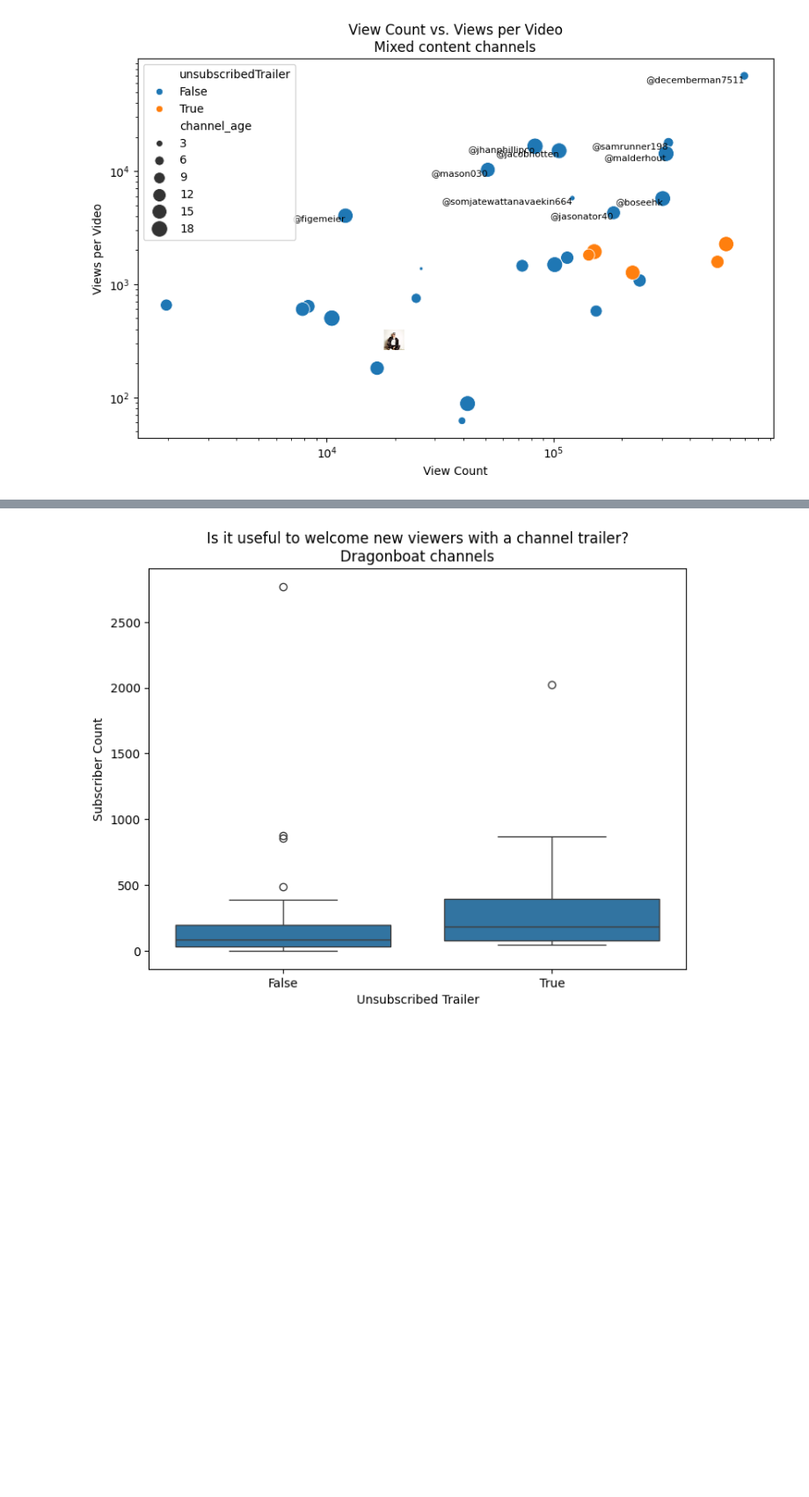
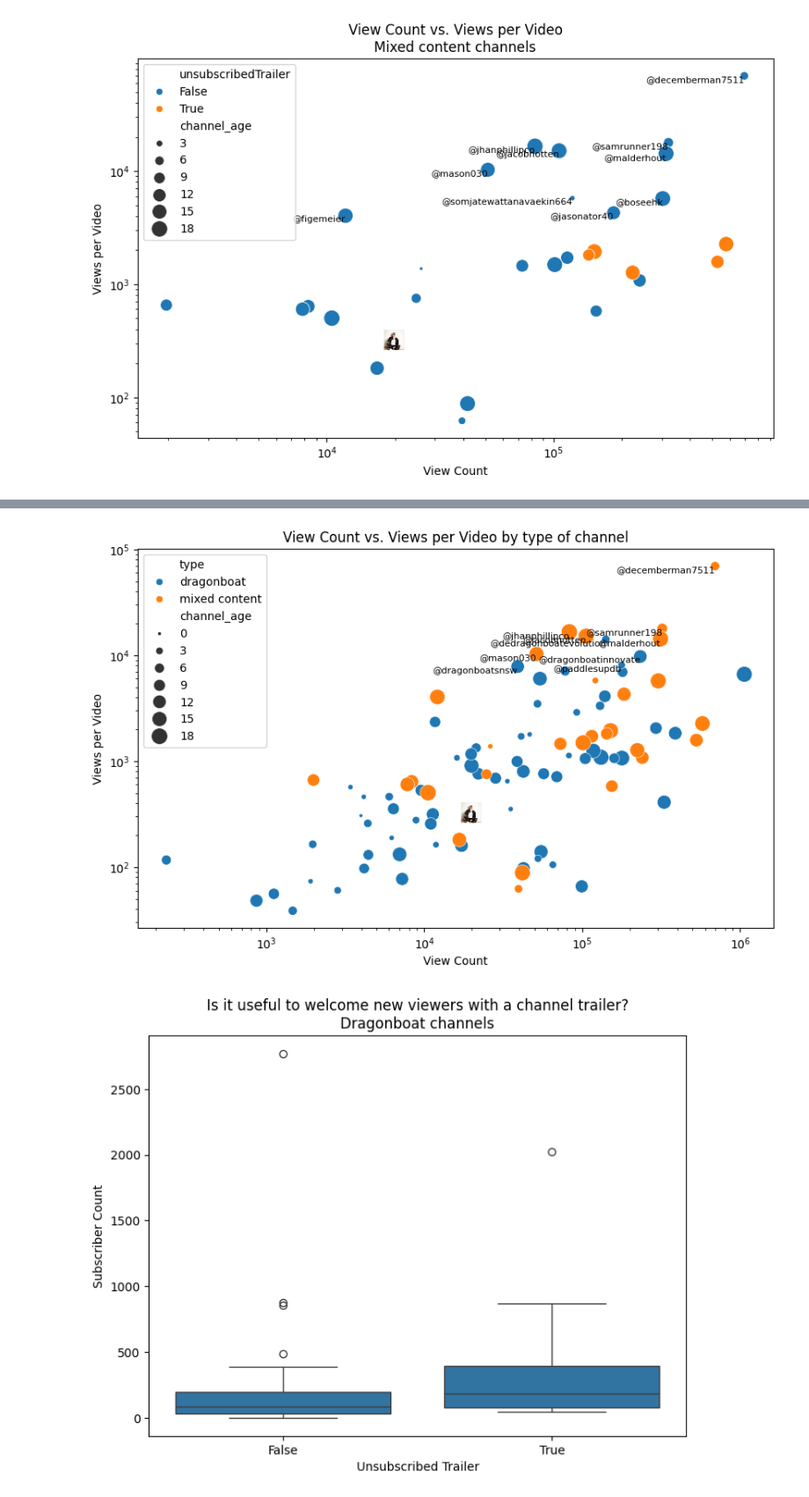
Before and after one commit to alex-m-ffm/Youtube_Analysis, a Jupyter notebook: youtube_analysis.ipynb, the cells around one changed output, grey strips where cells are left out. Shown at 88% size. Saved outputs shown, nothing was run; the diff lists cells and outputs as text; code cells hidden in the pictures; blank space fills up the shorter version.

```diff
--- a/youtube_analysis.ipynb
+++ b/youtube_analysis.ipynb
@@ -324,3 +355,8 @@ plt.legend()
 plt.show()
 # %% [output]
 [figure]
+# %%
+dragonboat_df['type'] = 'dragonboat'
+mixed_df['type'] = 'mixed content'
+
+combined_df = pd.concat([dragonboat_df, mixed_df], axis=0, ignore_index=True)
@@ -327,3 +373,41 @@ plt.show()
+# %%
+# visualise views and views per video as scatterplot for mixed content channels
+
+# Calculate 'views_per_video' for your own channel
+your_channel_view_count = 19760  # Example view count for your channel
+your_channel_video_count = 61     # Example video count for your channel
+your_channel_views_per_video = your_channel_view_count / your_channel_video_count
+
+# Load the logo image
+logo_img = Image.open('channels4_profile.jpg')  # Replace 'logo.png' with the filename of your logo image
+
+
+# Create scatterplot
+plt.figure(figsize=(10, 6))
+sns.scatterplot(data=combined_df, x='viewCount', y='views_per_video', hue='type', size='channel_age', sizes=(10, 200))
+
+# Add your own channel data point with logo as marker
+ab = AnnotationBbox(OffsetImage(logo_img, zoom=0.1), (your_channel_view_count, your_channel_views_per_video), frameon=False)
+plt.gca().add_artist(ab)
+
+plt.xscale('log')
+plt.yscale('log')
+
+# Set labels and title
+plt.xlabel('View Count')
+plt.ylabel('Views per Video')
+plt.title('View Count vs. Views per Video by type of channel')
+
+# Annotate top 10 performers in terms of 'views_per_video'
+top_performers = combined_df.nlargest(10, 'views_per_video')
+for index, row in top_performers.iterrows():
+    plt.text(row['viewCount'], row['views_per_video'], row['handle'], fontsize=8, ha='right', va='top')
+
+# Show plot
+plt.legend()
+plt.show()
+# %% [output]
+[figure, added]
 # %%
 # Create boxplot
 plt.figure(figsize=(8, 6))
```
Also changed, not shown: parts of 16 cells of this notebook.
